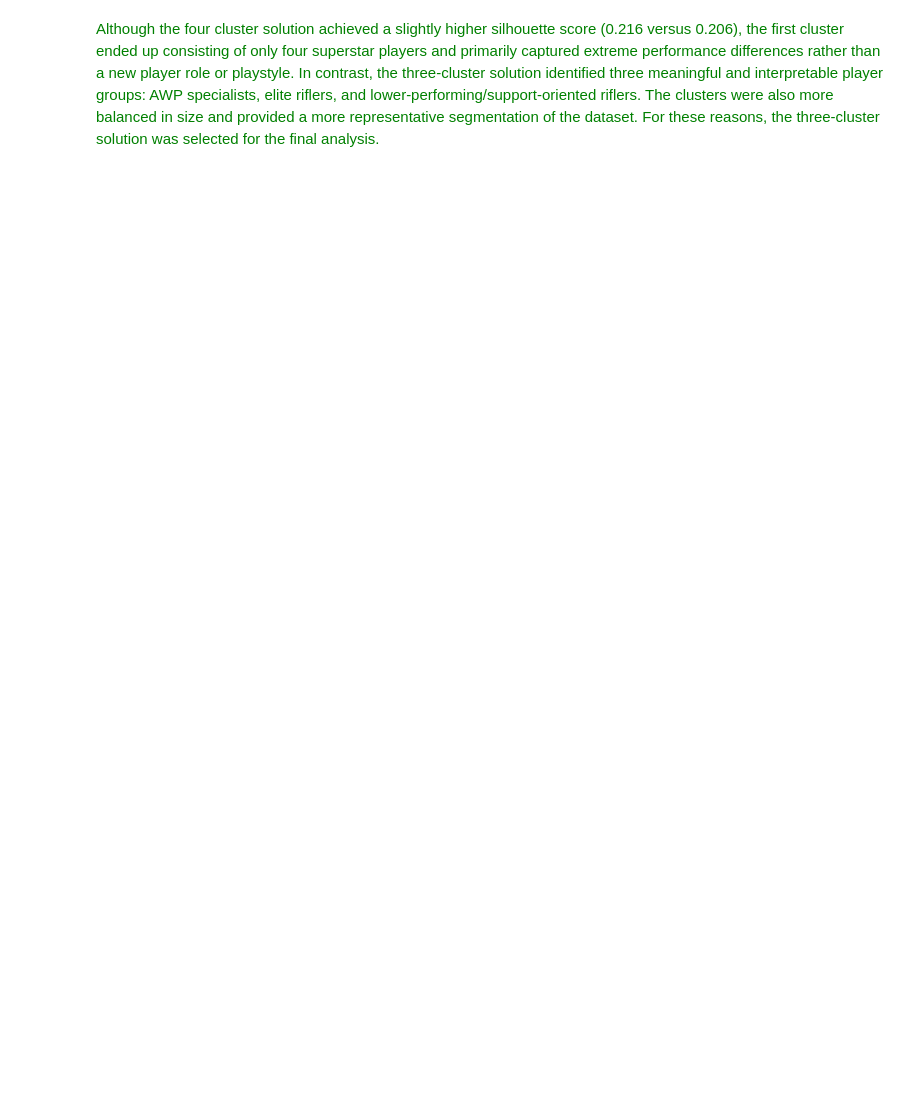
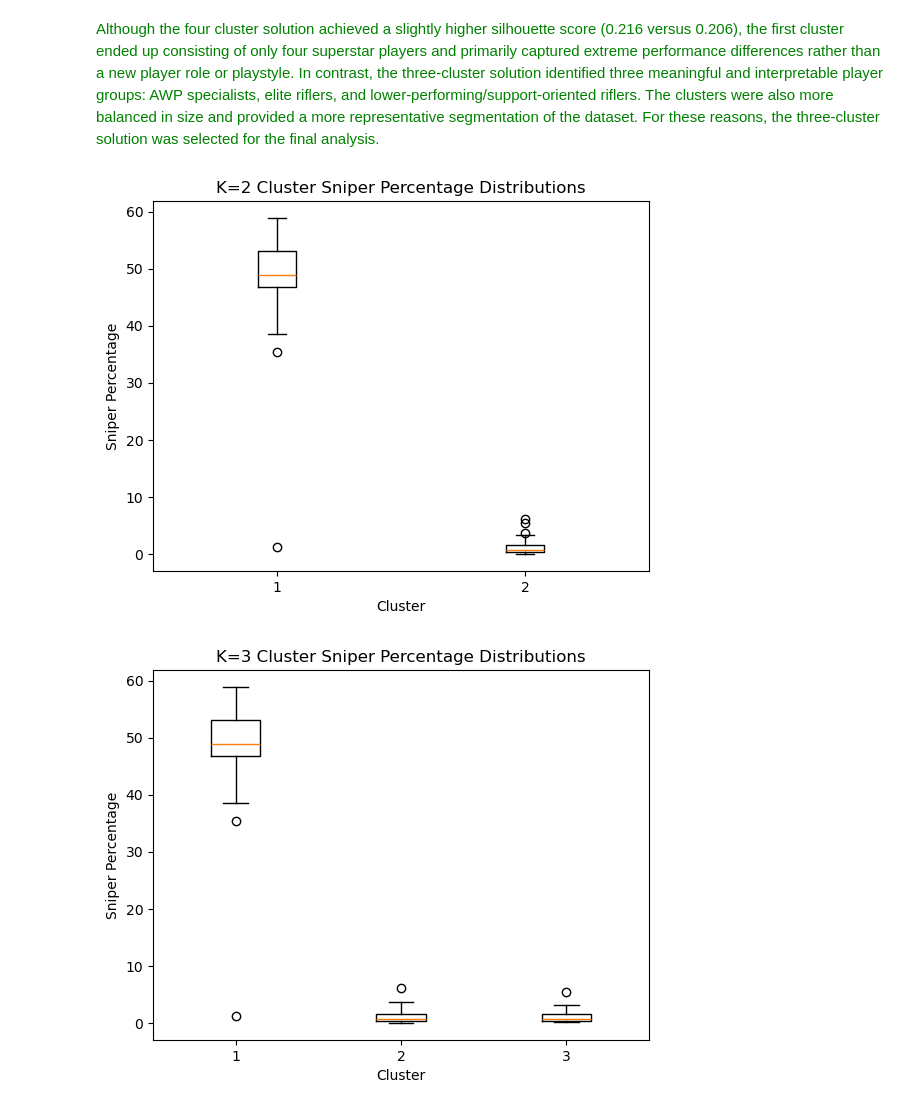
Before and after one commit to dantngn98/hltv_players_unsupervised_learning, a Jupyter notebook: notebooks/Hierarchical_clustering.ipynb, the cells around one changed output. Cells and saved outputs as stored; diff of their text form; code cells hidden in the pictures; blank space fills up the shorter version.

```diff
--- a/notebooks/Hierarchical_clustering.ipynb
+++ b/notebooks/Hierarchical_clustering.ipynb
@@ -424,2 +425,49 @@ shape: (4, 5)
 # %% [markdown]
 <span style="color:green"> Although the four cluster solution achieved a slightly higher silhouette score (0.216 versus 0.206), the first cluster ended up consisting of only four superstar players and primarily captured extreme performance differences rather than a new player role or playstyle. In contrast, the three-cluster solution identified three meaningful and interpretable player groups: AWP specialists, elite riflers, and lower-performing/support-oriented riflers. The clusters were also more balanced in size and provided a more representative segmentation of the dataset. For these reasons, the three-cluster solution was selected for the final analysis. </span>
+# %%
+df2 = cs_df_2c.to_pandas().rename(columns={"Cluster2": "Cluster"})
+df2["k"] = "k=2"
+
+df3 = cs_df_3c.to_pandas().rename(columns={"Cluster3": "Cluster"})
+df3["k"] = "k=3"
+
+df4 = cs_df_4c.to_pandas().rename(columns={"Cluster4": "Cluster"})
+df4["k"] = "k=4"
+
+plot_df = pd.concat([df2, df3, df4], ignore_index=True)
+# %%
+k2_sniper = [
+    df2[df2["Cluster"] == c]["sniper_pct"]
+    for c in sorted(df2["Cluster"].unique())
+]
+
+plt.boxplot(k2_sniper)
+plt.title("K=2 Cluster Sniper Percentage Distributions")
+plt.ylabel("Sniper Percentage")
+plt.xlabel("Cluster")
+plt.show()
+
+k3_sniper = [
+    df3[df3["Cluster"] == c]["sniper_pct"]
+    for c in sorted(df3["Cluster"].unique())
+]
+
+plt.boxplot(k3_sniper)
+plt.title("K=3 Cluster Sniper Percentage Distributions")
+plt.ylabel("Sniper Percentage")
+plt.xlabel("Cluster")
+plt.show()
+
+k4_sniper = [
+    df4[df4["Cluster"] == c]["sniper_pct"]
+    for c in sorted(df4["Cluster"].unique())
+]
+
+plt.boxplot(k4_sniper)
+plt.title("K=4 Cluster Sniper Percentage Distributions")
+plt.ylabel("Sniper Percentage")
+plt.xlabel("Cluster")
+plt.show()
+# %% [output]
+[figure, added]
+[figure, added]
```
Also changed, not shown: parts of 13 cells of this notebook, 6 other files.
